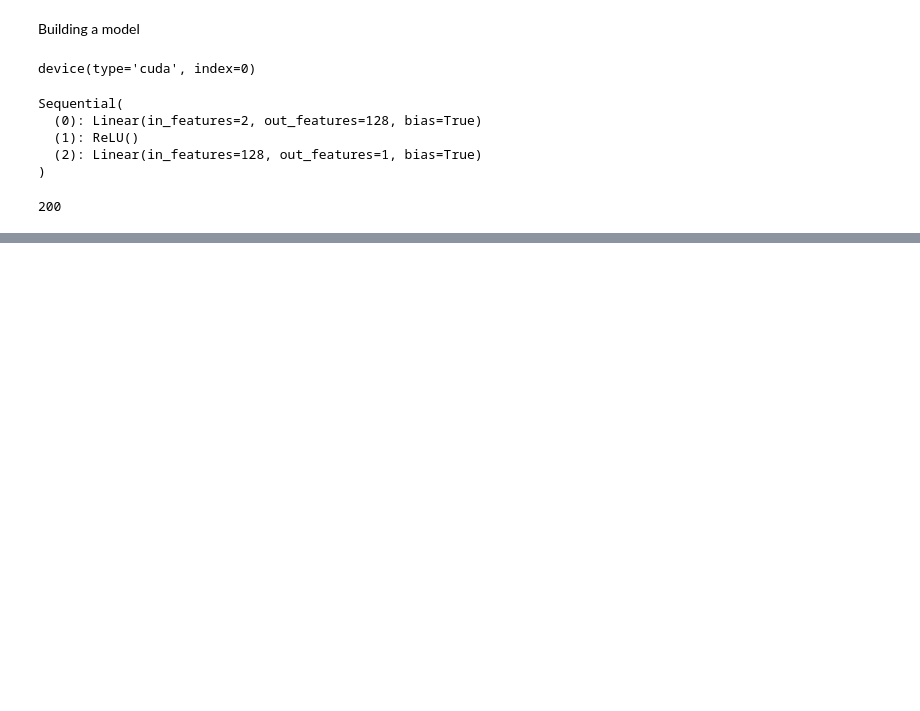
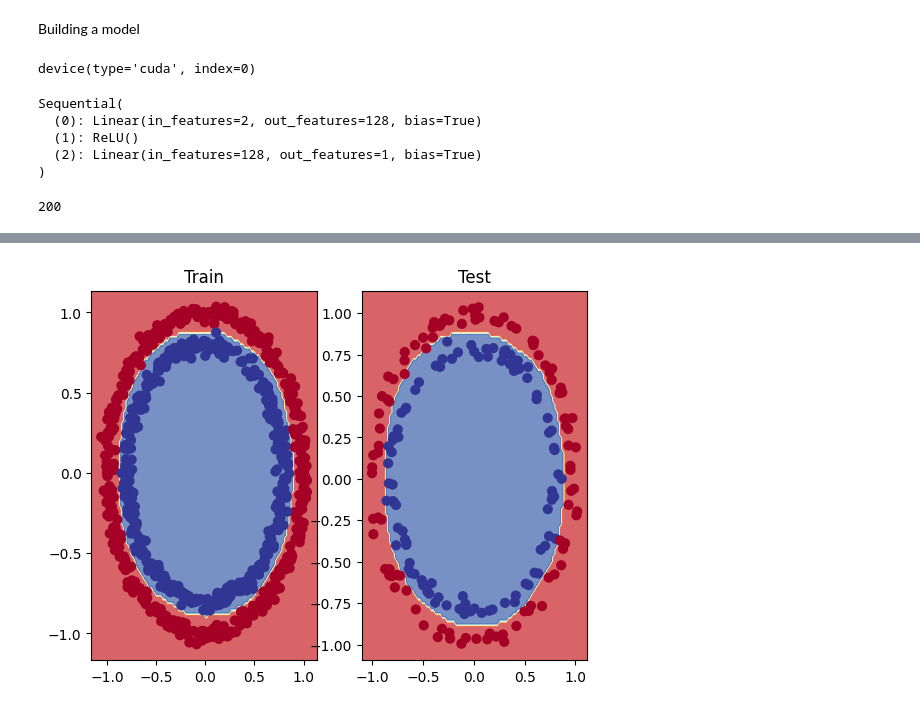
Before and after one commit to Abyxkojwniko/ComputerGraphics, a Jupyter notebook: pytorch基础/pytorch起步/03pytorchclassification/classification.ipynb, the cells around one changed output, grey strips where cells are left out. Saved outputs shown, nothing was run; the diff lists cells and outputs as text; code cells hidden in the pictures; blank space fills up the shorter version.

```diff
--- a/pytorch基础/pytorch起步/03pytorchclassification/classification.ipynb
+++ b/pytorch基础/pytorch起步/03pytorchclassification/classification.ipynb
@@ -134,7 +134,7 @@ for epoch in tqdm(range(epoches)):
         preds=torch.round(torch.sigmoid(logits))
         acc=accuracy_fn(preds,y_test)
         if(acc==100): break
-        torch.save(model_0.state_dict(),"model_parameters\best_model.pth")
+        torch.save(model_0.state_dict(),"model_parameters/best_model.pth")
     if epoch%10==0:
         epoch_count.append(epoch)
         train_losses.append(train_loss.detach().cpu().numpy())
@@ -173,0 +245,3 @@ Epoch:270 | Loss:0.3582581877708435 | Test loss:0.3920842409133911 | ACC:99.5
+# %%
+model_1=CircleModelV1()
+model_1
@@ -173,0 +254,29 @@ Epoch:270 | Loss:0.3582581877708435 | Test loss:0.3920842409133911 | ACC:99.5
+# %%
+loss_fn=nn.BCEWithLogitsLoss()
+optimizer=torch.optim.SGD(params=model_1.parameters(),lr=0.1)
+model_1 = model_1.to(device)
+torch.manual_seed(42)
+torch.cuda.manual_seed(42)
+
+epoches=1000
+
+x_train,y_train,x_test,y_test=x_train.to(device),y_train.to(device),x_test.to(device),y_test.to(device)
+
+for epoch in range(epoches):
+    model_1.train()
+    y_logit=model_1(x_train).squeeze()
+    y_pred=torch.round(torch.sigmoid(y_logit))
+    loss=loss_fn(y_logit,y_train)
+    acc=accuracy_fn(y_true=y_train,y_pred=y_pred)
+    optimizer.zero_grad()
+    loss.backward()
+    optimizer.step()
+    model_1.eval()
+    with torch.inference_mode():
+        test_logit=model_1(x_test).squeeze()
+        test_pred=torch.round(torch.sigmoid(test_logit))
+        test_loss=loss_fn(test_logit,y_test)
+        test_acc=accuracy_fn(y_test,test_pred)
+
+    if(epoch%100==0):
+        print(f"Epoch:{epoch} | Loss:{loss} | Test loss:{test_loss} | ACC:{acc} | TestACC:{test_acc}")
@@ -173,0 +294,10 @@ Epoch:270 | Loss:0.3582581877708435 | Test loss:0.3920842409133911 | ACC:99.5
+# %%
+plt.Figure(figsize=(12,12))
+plt.subplot(1,2,1)
+plt.title("Train")
+plot_decision_boundary(model_1,x_train,y_train)
+plt.subplot(1,2,2)
+plt.title("Test")
+plot_decision_boundary(model_1,x_test,y_test)
+# %% [output]
+[figure, added]
```
Also changed, not shown: parts of 8 cells of this notebook, 59 other files.
